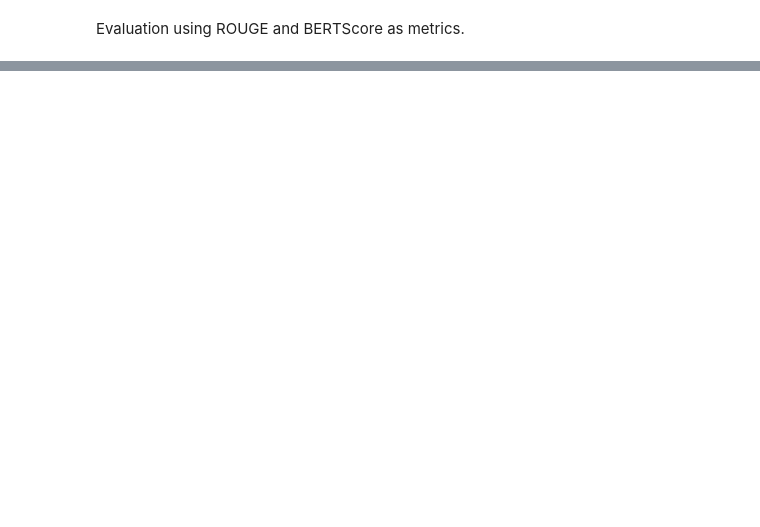
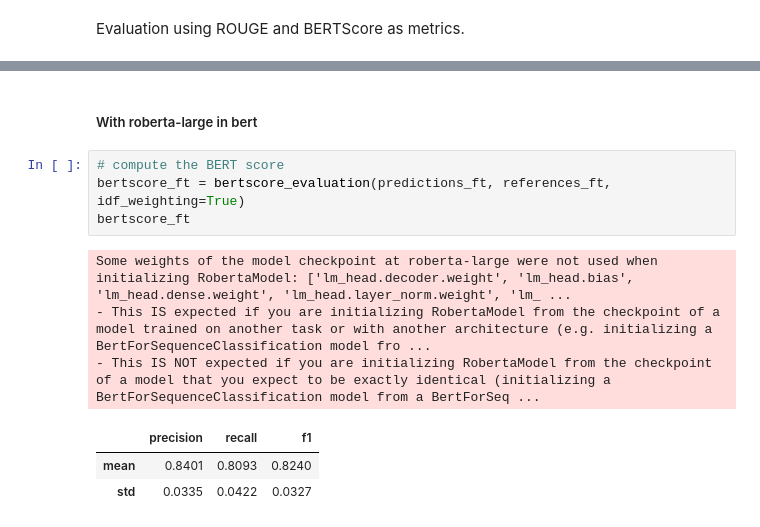
Before and after one commit to TheOnesThatWereAbroad/PodcastSummarization, a Jupyter notebook: abstractive_podcast_summarization.ipynb, the cells around one changed output, grey strips where cells are left out. Saved outputs shown, nothing was run; the diff lists cells and outputs as text; blank space fills up the shorter version.

```diff
--- a/abstractive_podcast_summarization.ipynb
+++ b/abstractive_podcast_summarization.ipynb
@@ -1204,0 +1289,13 @@ F1: 0.8446694778233039
+# %% [markdown]
+##### With roberta-large in bert
+# %%
+# compute the BERT score
+bertscore_ft = bertscore_evaluation(predictions_ft, references_ft, idf_weighting=True)
+bertscore_ft
+# %% [output]
+Some weights of the model checkpoint at roberta-large were not used when initializing RobertaModel: ['lm_head.decoder.weight', 'lm_head.bias', 'lm_head.dense.weight', 'lm_head.layer_norm.weight', 'lm_ ...
+- This IS expected if you are initializing RobertaModel from the checkpoint of a model trained on another task or with another architecture (e.g. initializing a BertForSequenceClassification model fro ...
+- This IS NOT expected if you are initializing RobertaModel from the checkpoint of a model that you expect to be exactly identical (initializing a BertForSequenceClassification model from a BertForSeq ...
+|  | precision | recall | f1 |
+| mean | 0.8401 | 0.8093 | 0.8240 |
+| std | 0.0335 | 0.0422 | 0.0327 |
```
Also changed, not shown: parts of 42 cells of this notebook, 1 other file.
